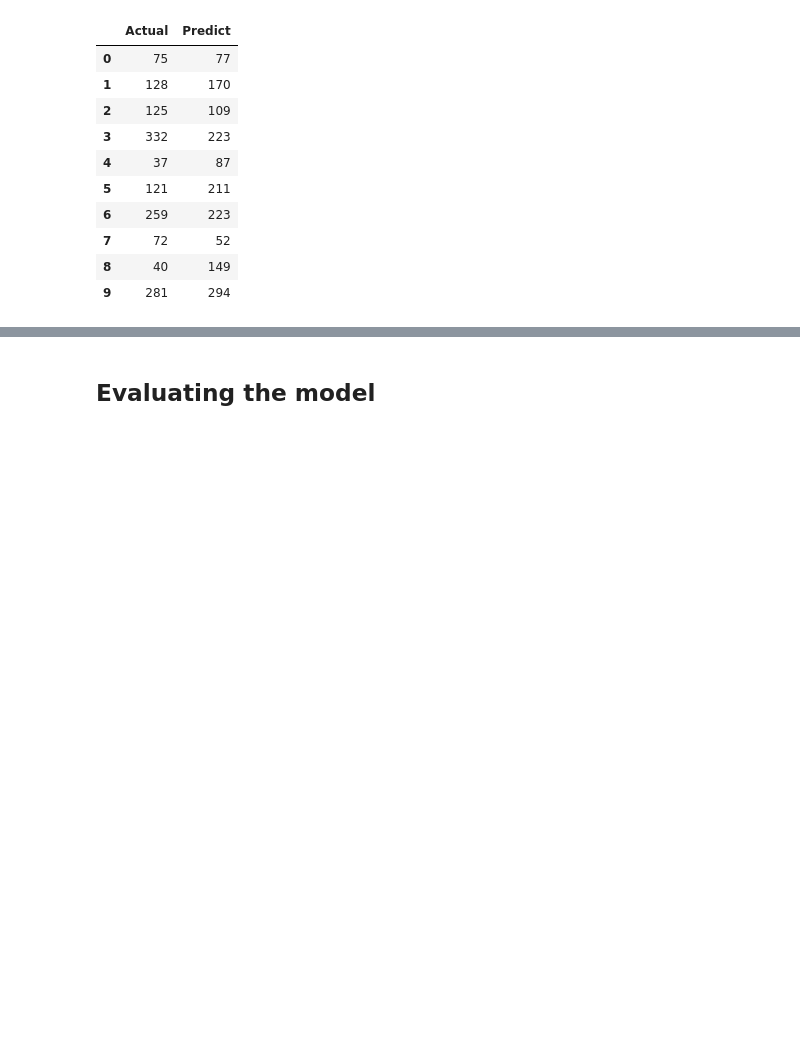
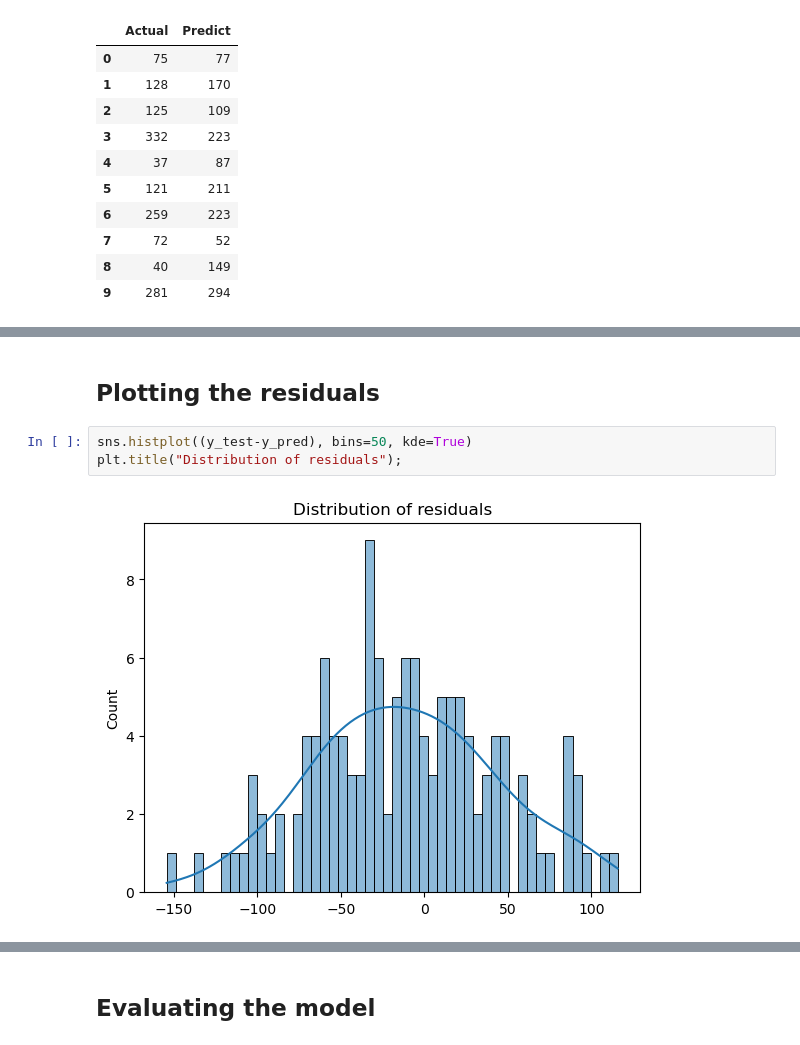
Before and after one commit to hosseinabadii/Machine-Learning-Projects, a Jupyter notebook: Projects/02 Regression/02 Linear Regression/03 Diabetes Dataset/main.ipynb, the cells around one changed output, grey strips where cells are left out. Drawn from its saved outputs; the diff is of its cells as text; blank space fills up the shorter version.

```diff
--- a/Projects/02 Regression/02 Linear Regression/03 Diabetes Dataset/main.ipynb
+++ b/Projects/02 Regression/02 Linear Regression/03 Diabetes Dataset/main.ipynb
@@ -85,0 +116,7 @@ result.head(10)
+# %% [markdown]
+## Plotting the residuals
+# %%
+sns.histplot((y_test-y_pred), bins=50, kde=True)
+plt.title("Distribution of residuals");
+# %% [output]
+[figure, added]
```
Also changed, not shown: parts of 6 cells of this notebook, 6 other files.
